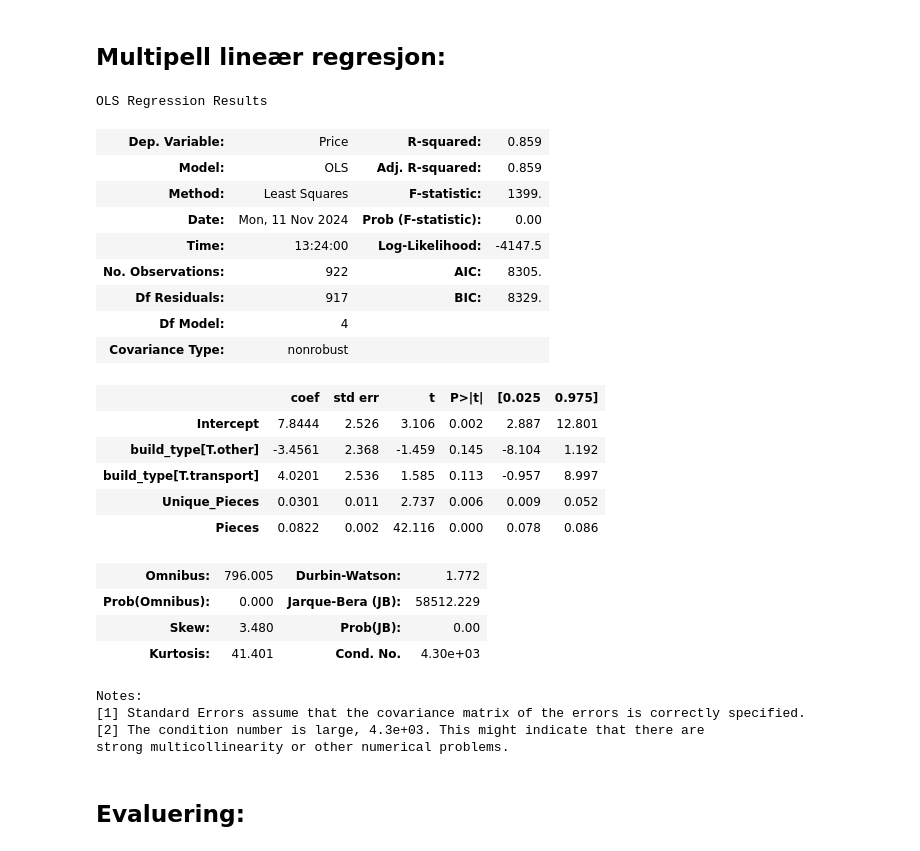
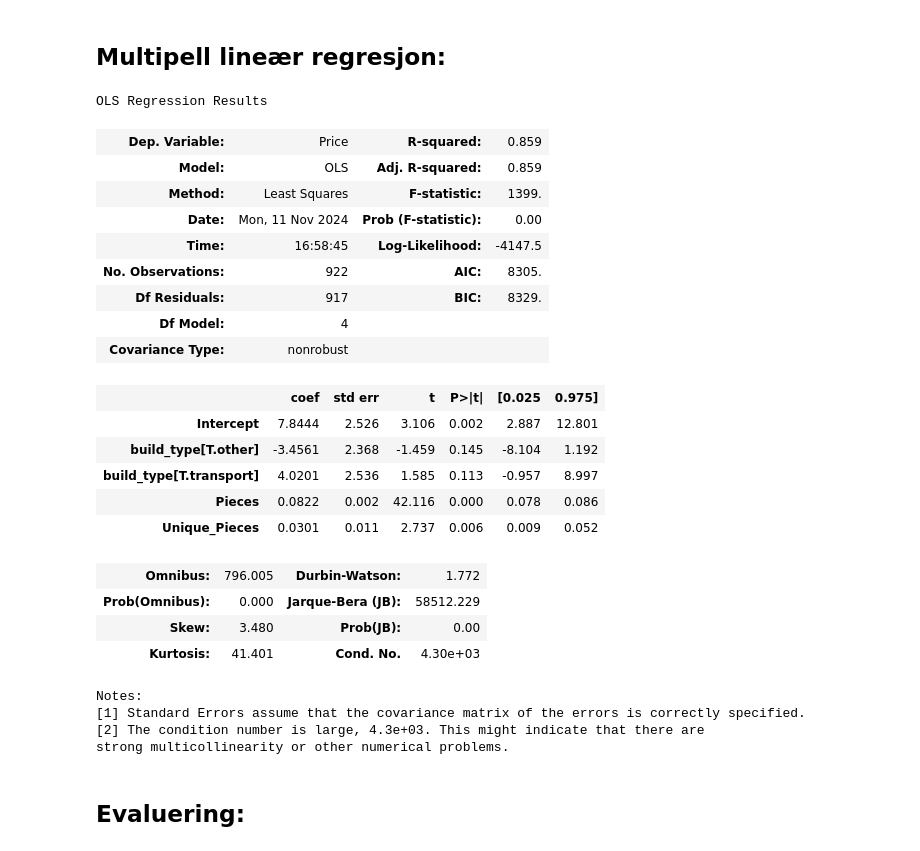
Before and after one commit to edvardbe/istt1003-30, a Jupyter notebook: oppg1_custom.ipynb, the cells around one changed output. Saved outputs shown, nothing was run; the diff lists cells and outputs as text; code cells hidden in the pictures.

```diff
--- a/oppg1_custom.ipynb
+++ b/oppg1_custom.ipynb
@@ -167,25 +243,25 @@ plt.show()
 ## Multipell lineær regresjon:
 # %%
 # multippel lineær regresjon
-modell3_mlr = smf.ols('Price ~ Unique_Pieces + Pieces + build_type' , data = subset_df)
+modell3_mlr = smf.ols('Price ~ Pieces + Unique_Pieces + build_type' , data = subset_df)
 modell3_mlr.fit().summary()
 # %% [output]
 OLS Regression Results
 | Dep. Variable: | Price | R-squared: | 0.859 |
 | Model: | OLS | Adj. R-squared: | 0.859 |
 | Method: | Least Squares | F-statistic: | 1399. |
 | Date: | Mon, 11 Nov 2024 | Prob (F-statistic): | 0.00 |
-| Time: | 13:24:00 | Log-Likelihood: | -4147.5 |
+| Time: | 16:58:45 | Log-Likelihood: | -4147.5 |
 | No. Observations: | 922 | AIC: | 8305. |
 | Df Residuals: | 917 | BIC: | 8329. |
 | Df Model: | 4 |  |  |
 | Covariance Type: | nonrobust |  |  |
 |  | coef | std err | t | P>|t| | [0.025 | 0.975] |
 | Intercept | 7.8444 | 2.526 | 3.106 | 0.002 | 2.887 | 12.801 |
 | build_type[T.other] | -3.4561 | 2.368 | -1.459 | 0.145 | -8.104 | 1.192 |
 | build_type[T.transport] | 4.0201 | 2.536 | 1.585 | 0.113 | -0.957 | 8.997 |
+| Pieces | 0.0822 | 0.002 | 42.116 | 0.000 | 0.078 | 0.086 |
 | Unique_Pieces | 0.0301 | 0.011 | 2.737 | 0.006 | 0.009 | 0.052 |
-| Pieces | 0.0822 | 0.002 | 42.116 | 0.000 | 0.078 | 0.086 |
 | Omnibus: | 796.005 | Durbin-Watson: | 1.772 |
 | Prob(Omnibus): | 0.000 | Jarque-Bera (JB): | 58512.229 |
 | Skew: | 3.480 | Prob(JB): | 0.00 |
```
Also changed, not shown: parts of 13 cells of this notebook, 4 other files.
